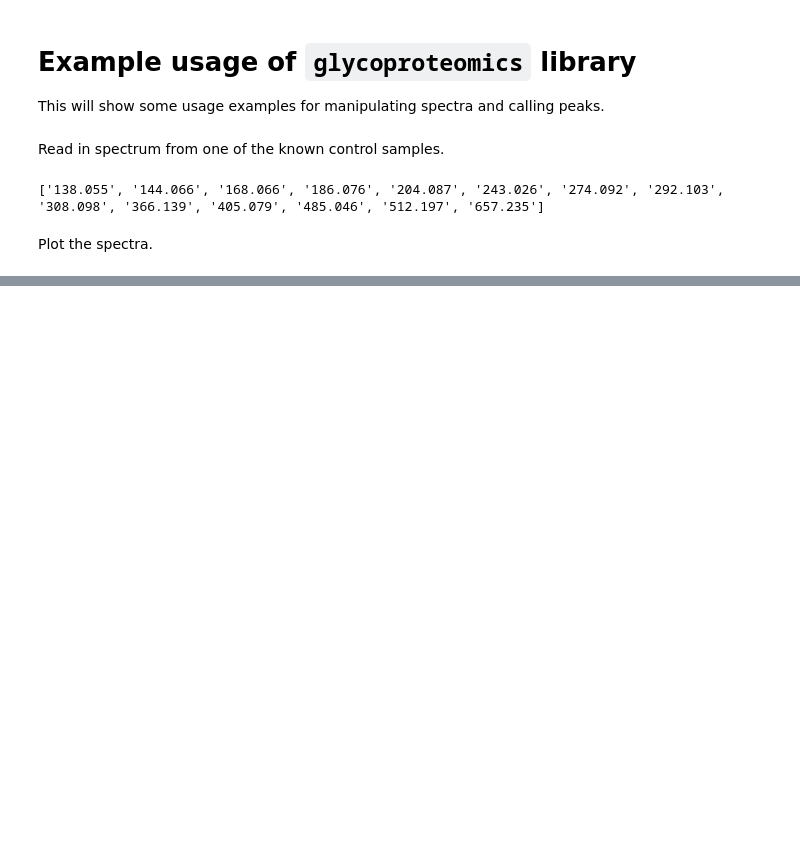
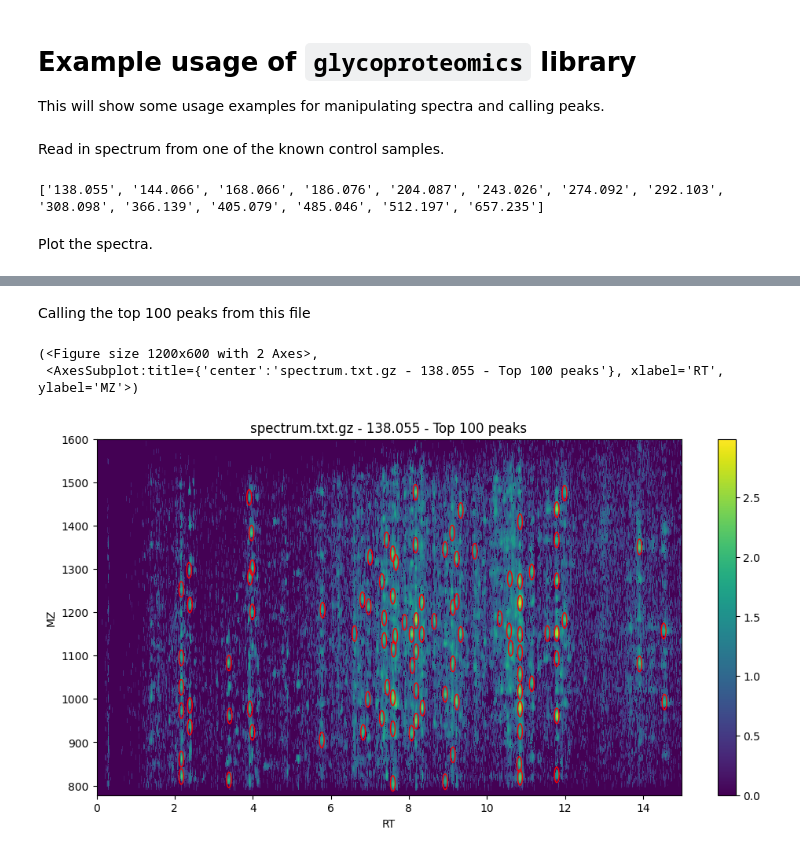
Before and after one commit to ehwmatt/OxoScan-MS, a Jupyter notebook: example_analysis.ipynb, the cells around one changed output, grey strips where cells are left out. Drawn from its saved outputs; the diff is of its cells as text; code cells hidden in the pictures; blank space fills up the shorter version.

Commit message:
Plotting function for peaks

```diff
--- a/example_analysis.ipynb
+++ b/example_analysis.ipynb
@@ -47 +49,32 @@ glycoproteomics.plotting.plot_ion_matrix(
 [figure]
+# %% [markdown]
+Calling the top 100 peaks from this file
+# %%
+top_N_peaks = 100
+x_radius = rt_x_bin_size * 3.0
+y_radius = mz_y_bin_size * 9.0
+
+peaks = glycoproteomics.peaks.find(
+    ion_matrix,
+    x_label,
+    y_label,
+    top_N_peaks,
+    x_radius,
+    y_radius
+)
+
+glycoproteomics.plotting.plot_ion_matrix_with_peaks(
+    ion_matrix,
+    x_label,
+    y_label,
+    peaks,
+    x_radius,
+    y_radius,
+    "spectrum.txt.gz - " + ion + " - Top {} peaks".format(top_N_peaks),
+    (12, 6),
+    100
+)
+# %% [output]
+(<Figure size 1200x600 with 2 Axes>,
+ <AxesSubplot:title={'center':'spectrum.txt.gz - 138.055 - Top 100 peaks'}, xlabel='RT', ylabel='MZ'>)
+[figure, added]
```
Also changed, not shown: parts of 1 cell of this notebook, 1 other file.
